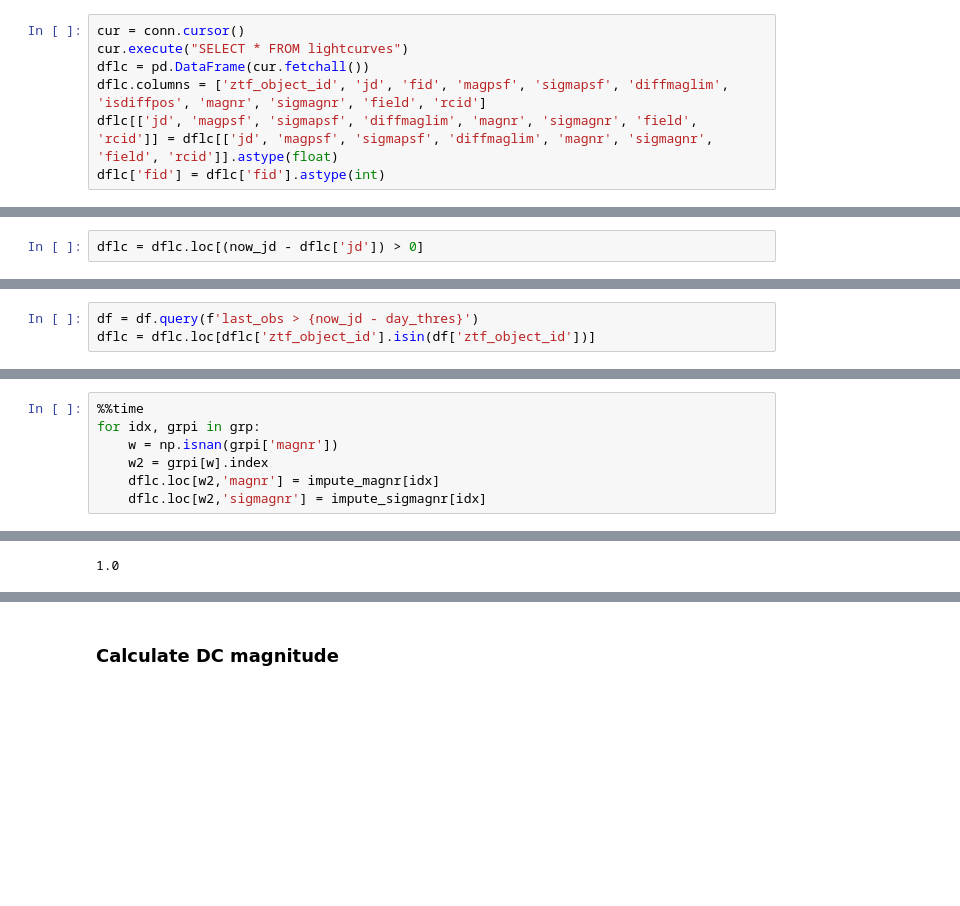
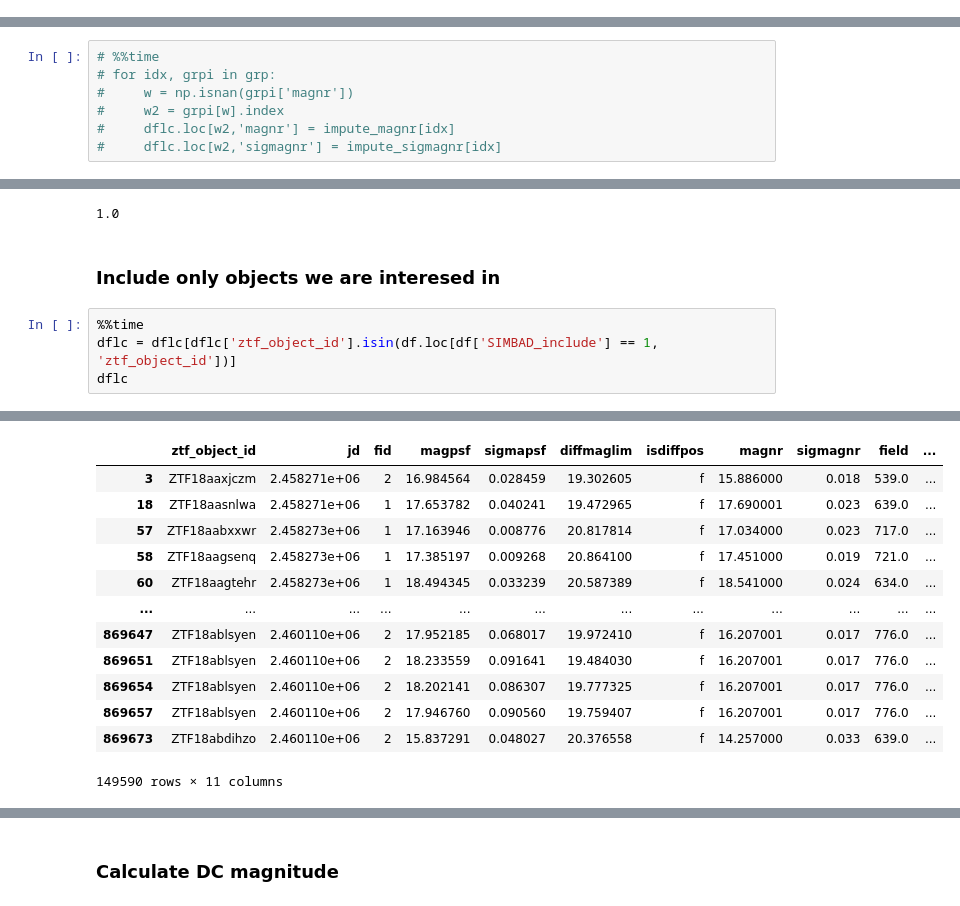
Before and after one commit to dirac-institute/alert_stream_crossmatch, a Jupyter notebook: notebooks/display_ac.ipynb, the cells around one changed output, grey strips where cells are left out. Cells and saved outputs as stored; diff of their text form; blank space fills up the shorter version.

```diff
--- a/notebooks/display_ac.ipynb
+++ b/notebooks/display_ac.ipynb
@@ -71,7 +106,0 @@ df['dec'].min()
-# %%
-cur = conn.cursor()
-cur.execute("SELECT * FROM lightcurves")
-dflc = pd.DataFrame(cur.fetchall())
-dflc.columns = ['ztf_object_id', 'jd', 'fid', 'magpsf', 'sigmapsf', 'diffmaglim', 'isdiffpos', 'magnr', 'sigmagnr', 'field', 'rcid']
-dflc[['jd', 'magpsf', 'sigmapsf', 'diffmaglim', 'magnr', 'sigmagnr', 'field', 'rcid']] = dflc[['jd', 'magpsf', 'sigmapsf', 'diffmaglim', 'magnr', 'sigmagnr', 'field', 'rcid']].astype(float)
-dflc['fid'] = dflc['fid'].astype(int)
@@ -80,2 +106,0 @@ dflc['fid'] = dflc['fid'].astype(int)
-# %%
-dflc = dflc.loc[(now_jd - dflc['jd']) > 0]
@@ -89,3 +106,0 @@ dflc['jd'].hist()
-# %%
-df = df.query(f'last_obs > {now_jd - day_thres}')
-dflc = dflc.loc[dflc['ztf_object_id'].isin(df['ztf_object_id'])]
@@ -138,7 +130,7 @@ Wall time: 336 ms
 # %%
-%%time
-for idx, grpi in grp:
-    w = np.isnan(grpi['magnr'])
-    w2 = grpi[w].index
-    dflc.loc[w2,'magnr'] = impute_magnr[idx]
-    dflc.loc[w2,'sigmagnr'] = impute_sigmagnr[idx]
+# %%time
+# for idx, grpi in grp:
+#     w = np.isnan(grpi['magnr'])
+#     w2 = grpi[w].index
+#     dflc.loc[w2,'magnr'] = impute_magnr[idx]
+#     dflc.loc[w2,'sigmagnr'] = impute_sigmagnr[idx]
@@ -149,3 +138,10 @@ Wall time: 772 ms
 len(dflc['magnr'].dropna()) / len(dflc['magnr'])
 # %% [output]
 1.0
+# %% [markdown]
+### Include only objects we are interesed in
+# %%
+%%time
+dflc = dflc[dflc['ztf_object_id'].isin(df.loc[df['SIMBAD_include'] == 1, 'ztf_object_id'])]
+dflc
+# %% [output]
@@ -151,0 +150,13 @@ len(dflc['magnr'].dropna()) / len(dflc['magnr'])
+|  | ztf_object_id | jd | fid | magpsf | sigmapsf | diffmaglim | isdiffpos | magnr | sigmagnr | field | ... |
+| 3 | ZTF18aaxjczm | 2.458271e+06 | 2 | 16.984564 | 0.028459 | 19.302605 | f | 15.886000 | 0.018 | 539.0 | ... |
+| 18 | ZTF18aasnlwa | 2.458271e+06 | 1 | 17.653782 | 0.040241 | 19.472965 | f | 17.690001 | 0.023 | 639.0 | ... |
+| 57 | ZTF18aabxxwr | 2.458273e+06 | 1 | 17.163946 | 0.008776 | 20.817814 | f | 17.034000 | 0.023 | 717.0 | ... |
+| 58 | ZTF18aagsenq | 2.458273e+06 | 1 | 17.385197 | 0.009268 | 20.864100 | f | 17.451000 | 0.019 | 721.0 | ... |
+| 60 | ZTF18aagtehr | 2.458273e+06 | 1 | 18.494345 | 0.033239 | 20.587389 | f | 18.541000 | 0.024 | 634.0 | ... |
+| ... | ... | ... | ... | ... | ... | ... | ... | ... | ... | ... | ... |
+| 869647 | ZTF18ablsyen | 2.460110e+06 | 2 | 17.952185 | 0.068017 | 19.972410 | f | 16.207001 | 0.017 | 776.0 | ... |
+| 869651 | ZTF18ablsyen | 2.460110e+06 | 2 | 18.233559 | 0.091641 | 19.484030 | f | 16.207001 | 0.017 | 776.0 | ... |
+| 869654 | ZTF18ablsyen | 2.460110e+06 | 2 | 18.202141 | 0.086307 | 19.777325 | f | 16.207001 | 0.017 | 776.0 | ... |
+| 869657 | ZTF18ablsyen | 2.460110e+06 | 2 | 17.946760 | 0.090560 | 19.759407 | f | 16.207001 | 0.017 | 776.0 | ... |
+| 869673 | ZTF18abdihzo | 2.460110e+06 | 2 | 15.837291 | 0.048027 | 20.376558 | f | 14.257000 | 0.033 | 639.0 | ... |
+149590 rows × 11 columns
```
Also changed, not shown: parts of 134 cells of this notebook, 1 other file.
